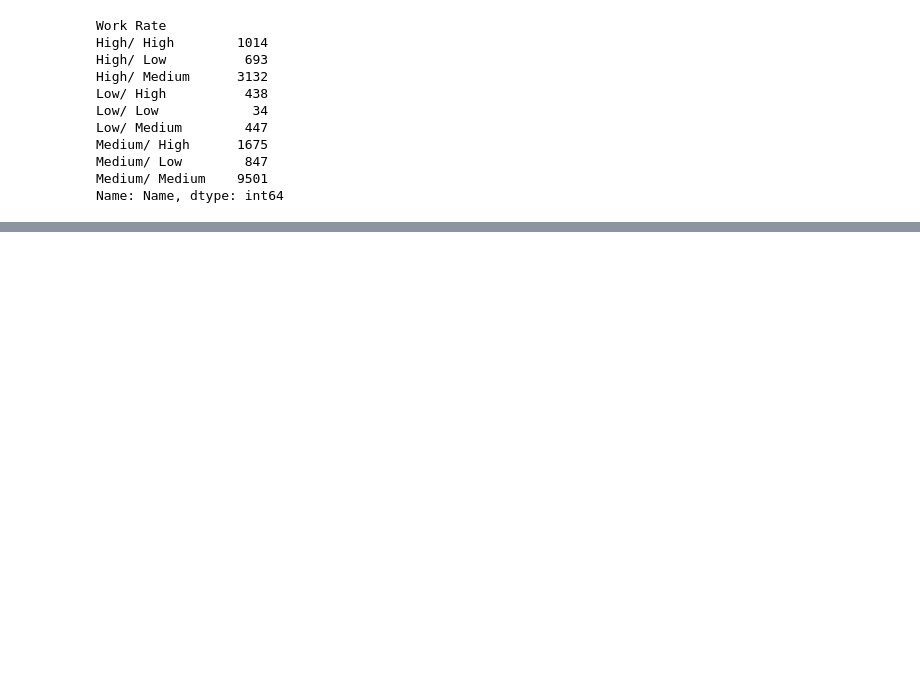
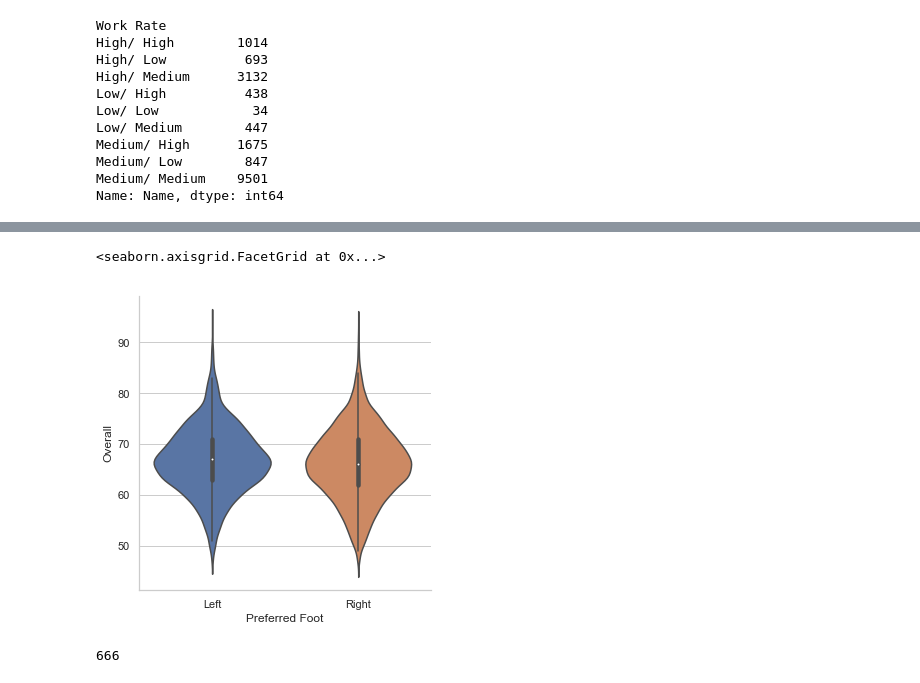
Before and after one commit to DB11051998/Fifa_19, a Jupyter notebook: FIFA19.ipynb, the cells around one changed output, grey strips where cells are left out. Saved outputs shown, nothing was run; the diff lists cells and outputs as text; code cells hidden in the pictures; blank space fills up the shorter version.

```diff
--- a/FIFA19.ipynb
+++ b/FIFA19.ipynb
@@ -430,0 +473,14 @@ HTTPError: HTTP Error 404: Not Found
+# %%
+##density of Preferred foot wrt overall
+sns.catplot(x="Preferred Foot",y="Overall",data=df,kind='violin')
+# %% [output]
+<seaborn.axisgrid.FacetGrid at 0x...>
+[figure, added]
+# %%
+#after analysis it found that nan values in the Preferred foot
+#section,its better to fill it with Left foot cause on data visualition
+# density(or number of left footed) players are less
+#there must be a probability that left footed players are given less chance
+df['Preferred Foot'][df['Preferred Foot']=='Right'][df['Overall']==70].shape[0]
+# %% [output]
+666
```
Also changed, not shown: parts of 12 cells of this notebook.
